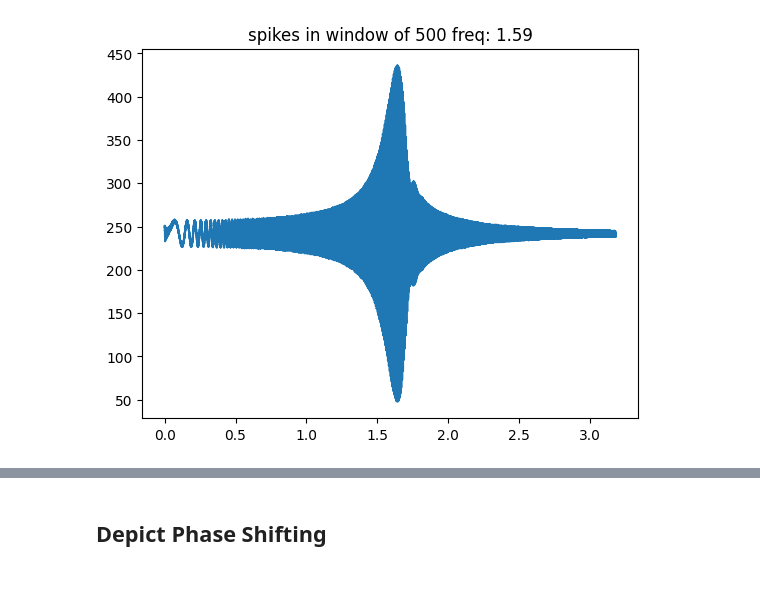
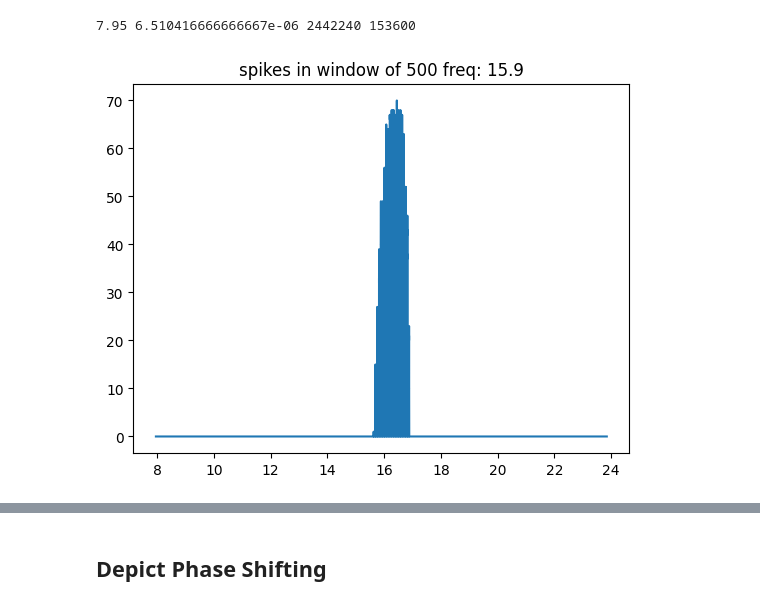
Before and after one commit to yakir4123/SNN-SCTN, a Jupyter notebook: notebooks/resonator_test_sine.ipynb, the cells around one changed output, grey strips where cells are left out. Cells and saved outputs as stored; diff of their text form; code cells hidden in the pictures.

```diff
--- a/notebooks/resonator_test_sine.ipynb
+++ b/notebooks/resonator_test_sine.ipynb
@@ -12,5 +8,6 @@ from utils import copy_filter_hp_to_other_clock_frequency
 # %%
 def resonator_output_spikes_on_chirp(
+        my_resonator,
         freq0,
         clk_freq,
         save_figure=False,
@@ -18,10 +15,6 @@ def resonator_output_spikes_on_chirp(
         neurons_log_spikes=None,
         step=None,
 ):
-    my_resonator = trained_resonator(
-        freq0=float(freq0),
-        filters_folder='filters4_xi0'
-    )
     neurons_log_potentials = neurons_log_potentials or []
     for i in neurons_log_potentials:
         my_resonator.log_membrane_potential(i)
@@ -30,11 +23,12 @@ def resonator_output_spikes_on_chirp(
     for i in neurons_log_spikes:
         my_resonator.log_out_spikes(i)
 
-    start_freq = 0
-    spectrum = 2 * float(freq0)
+    start_freq = freq0/2
+    spectrum = freq0
     step = step or 1/clk_freq
     test_size = int(spectrum / step)
 
+    print(start_freq, step, test_size, clk_freq)
     test_resonator_on_chirp(
         my_resonator,
         start_freq=start_freq,
@@ -55,7 +49,7 @@ def resonator_output_spikes_on_chirp(
     for i in neurons_log_spikes:
         spikes_neuron = my_resonator.neurons[i]
         y_events = spikes_neuron.out_spikes()
-        y_spikes = np.zeros(y_events[-1] + 1)
+        y_spikes = np.zeros(test_size)
         y_spikes[y_events] = 1
         y_spikes = np.convolve(y_spikes, np.ones(spikes_window_size, dtype=int), 'valid')
         x = np.linspace(start_freq, start_freq + spectrum, len(y_spikes))
@@ -66,10 +60,20 @@ def resonator_output_spikes_on_chirp(
         else:
             plt.plot(x, y_spikes)
             plt.show()
-# %%
-resonator_output_spikes_on_chirp(freq0=1.59, clk_freq=15360, step=1/1536000, neurons_log_spikes=[-1])
-# %% [output]
-[figure, removed]
+# %%
+freq0 = 15.9
+my_resonator = trained_resonator(
+    freq0=freq0,
+    filters_folder='filters4_xi0'
+)
+my_resonator = delta_resonator(
+    freq0=freq0,
+    filters_folder='filters4_xi0'
+)
+resonator_output_spikes_on_chirp(my_resonator, freq0=15.9, clk_freq=153600, step=1/153600, neurons_log_spikes=[-1])
+# %% [output]
+7.95 6.510416666666667e-06 2442240 153600
+[figure, added]
 # %%
 from snn.resonator import trained_resonator
 
```
Also changed, not shown: parts of 20 cells of this notebook, 4 other files.
